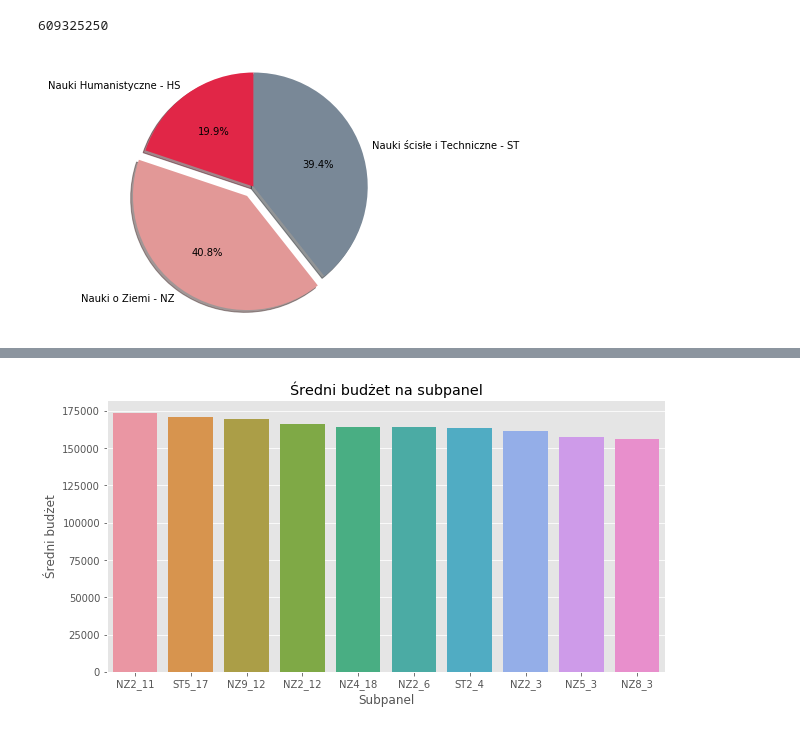
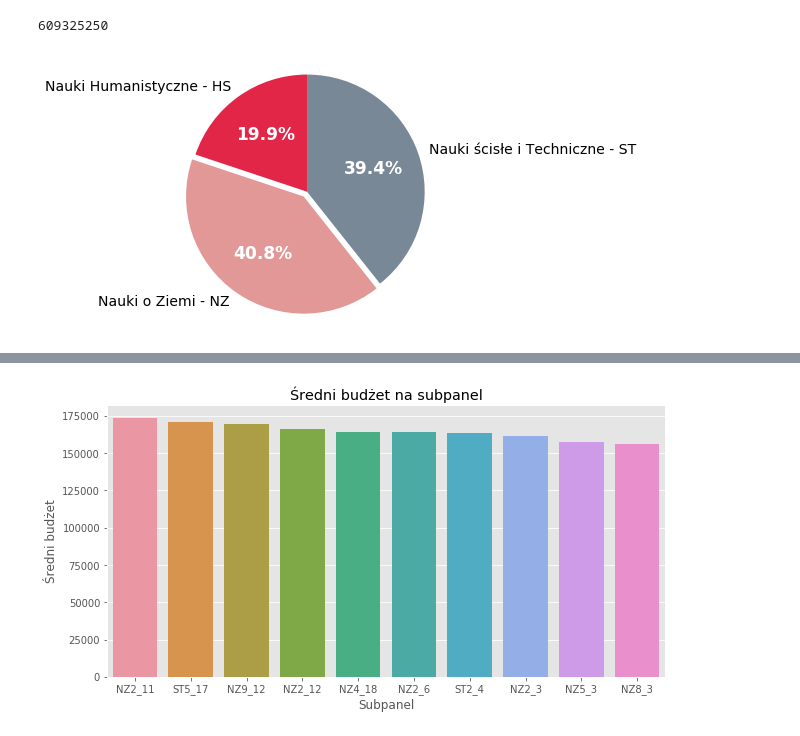
Before and after one commit to wawrzenczyka/WD1, a Jupyter notebook: subpanel/chart.ipynb, the cells around one changed output, grey strips where cells are left out. Saved outputs shown, nothing was run; the diff lists cells and outputs as text; code cells hidden in the pictures.

```diff
--- a/subpanel/chart.ipynb
+++ b/subpanel/chart.ipynb
@@ -92,20 +193,23 @@ hs_budget+nz_budget+st_budget
 # %%
 
 # Pie chart
 labels = ['Nauki Humanistyczne - HS', 'Nauki o Ziemi - NZ', 'Nauki ścisłe i Techniczne - ST']
 sizes = [hs_budget/sum_budget*100, nz_budget/sum_budget*100, st_budget/sum_budget*100]
-explode = (0, 0.1, 0)
+explode = (0, 0.05, 0)
 fig1, ax1 = plt.subplots()
 #plt.figure(figsize=(5.80, 4.00), dpi=100)
-ax1.pie(sizes, explode=explode, labels=labels, autopct='%1.1f%%',
-        shadow=True, startangle=90,colors=['#E12647','#E29897','#798897'])
+_, _, autotexts=ax1.pie(sizes, explode=explode, labels=labels, autopct='%1.1f%%',
+        shadow=False, startangle=90,colors=['#E12647','#E29897','#798897'],textprops={'fontsize': 14})
+# for autotext in autotexts:
+#     autotext.set_color('white')
+plt.setp(autotexts, **{'color':'white', 'weight':'bold', 'fontsize':17})
 # Equal aspect ratio ensures that pie is drawn as a circle
 ax1.axis('equal')
 plt.tight_layout()
 #plt.title("Procent pieniędzy jaki przeznaczono przez wszystkie lata \n na poszczególne kategorie", fontdict=None, loc='center', pad=None)
-plt.savefig('pie_panels_budgets.png', format='png', bbox_inches='tight',Transparent=True)
+plt.savefig('pie_panels_budgets.png', format='png', bbox_inches='tight',transparent=True)
 # %% [output]
-[figure, old version]
+[figure, new version]
 # %%
 desc = pd.read_csv(r'..\data\preludium_descriptors.csv')
 desc_df = df.merge(desc, left_on = 'id', right_on = 'Id')
```
Also changed, not shown: parts of 5 cells of this notebook, 2 other files.
